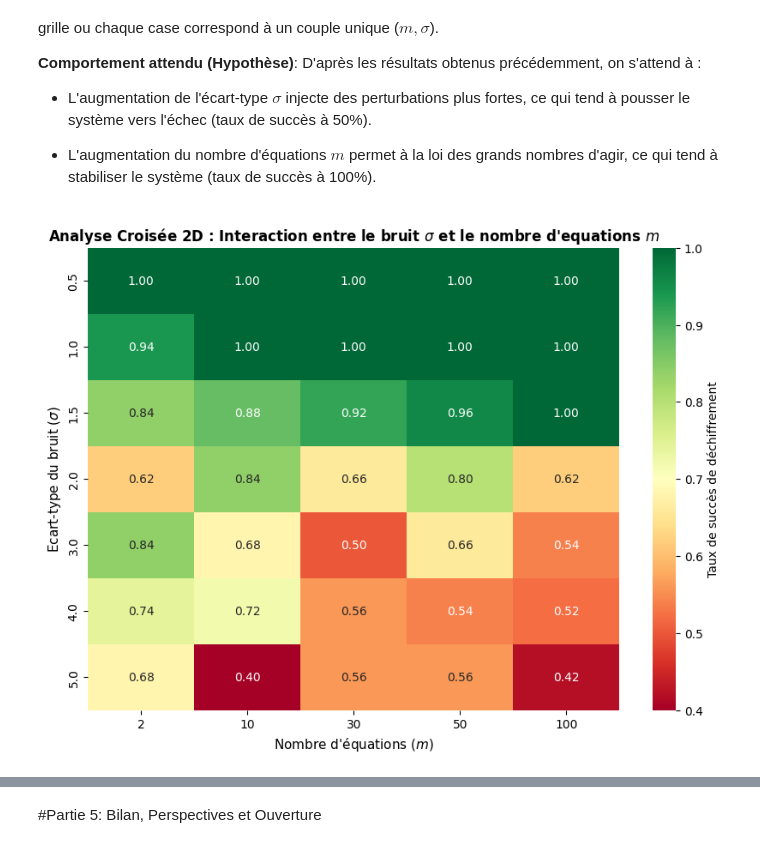
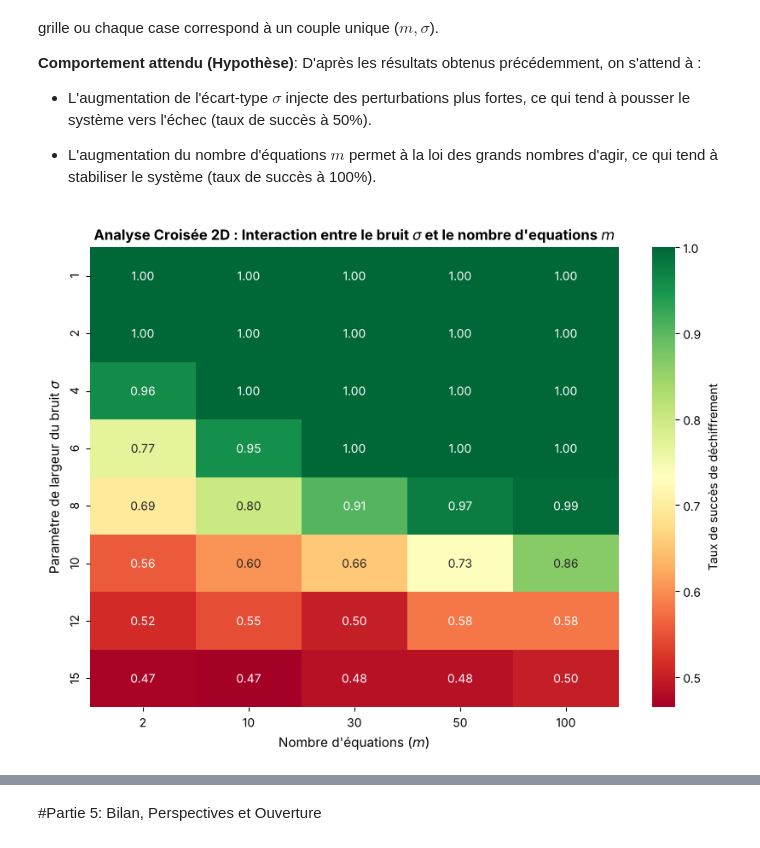
Before and after one commit to anisadje/learning-with-errors, a Jupyter notebook: LWE_FR.ipynb, the cells around one changed output, grey strips where cells are left out. Cells and saved outputs as stored; diff of their text form; code cells hidden in the pictures.

```diff
--- a/LWE_FR.ipynb
+++ b/LWE_FR.ipynb
@@ -312,3 +317,17 @@ def dechiffrer_LWE(b, A, s, q):
+# %%
+def dechiffrer_LWE(b, A, s, q):
+  v = (b - A @ s) % q
+
+  # Recentrage dans ]-q/2, q/2] : un bruit négatif (ex. -1 ≡ q-1) redevient proche de 0
+  v_centre = np.where(v > q // 2, v - q, v)
+
+  # Distance moyenne à 0 : petite si msg = 0, proche de q/2 si msg = 1
+  distance_moyenne = np.mean(np.abs(v_centre))
+
+  if distance_moyenne > q / 4:
+    return v_centre, 1
+  else:
+    return v_centre, 0
 # %% [markdown]
 ##2.5 Pourquoi ça fonctionne ? pivot vs calcul direct
 
@@ -421,12 +440,12 @@ Désormais, faisons une étude plus approfondie et plus précise de la valeur de
 
 C'est exactement ce qu'on appelle la **transition de phase**.
 # %%
-def etude_transition_phase(n, m, q, sigmas):
+def etude_transition_phase(n, m, q, sigmas, nb_essais=200):
   taux_tab = []
 
   for sigma in sigmas :
-    success = 0 #combien de fois sur 100 essais le déchiffrement correct
-    for i in range(100):
+    success = 0 #nombre de déchiffrements corrects sur nb_essais
+    for i in range(nb_essais):
       A = rng.integers(0, q, size=(m, n))
       s = rng.integers(0, q, size=n)
 
@@ -438,7 +457,7 @@ def etude_transition_phase(n, m, q, sigmas):
 
       if msg == m_dechiffre :
         success += 1
-    taux = (success/100)*100
+    taux = (success/nb_essais)*100
     taux_tab.append(taux)
   return taux_tab
 # %% [markdown]
@@ -493,18 +513,18 @@ Commençons par tester 3 valeurs de $m$, $m=2, m=10, m=100$ et de représenter g
 # %%
 n, q = 2, 11
 liste_m = [2, 10, 100]
-x = np.arange(0.5, 5.0, 0.2) #les valeurs de sigma
+x = np.arange(0.5, 20.0, 0.5) #les valeurs de sigma
 
 plt.figure(figsize=(8, 6))
 
 for m in liste_m:
   plt.plot(x, etude_transition_phase(n, m, q, x), label=f"$m={m}$")
 
-plt.axvline(x=1.2, color='red', linestyle='--', linewidth=2, label=r'Standard Kyber ($\sigma \approx 1.2$)')
+plt.axvline(x=2.5, color='red', linestyle='--', linewidth=2, label=r'Bruit type Kyber (écart-type $\approx 1$, soit $\sigma \approx 2{,}5$)')
 plt.axhline(y=50, color='black', label='Seuil du hasard (50%)')
 
 plt.legend()
-plt.xlabel(r"sigma ($\sigma$)")
+plt.xlabel(r"Paramètre de largeur du bruit $\sigma$")
 plt.ylabel(r"taux de succès (%)")
 plt.grid(True)
 plt.title("Représentation graphique de l'impact de la variation de m")
@@ -552,5 +563,5 @@ L'objectif est de déterminer à partir de quel seuil précis (valeur de $m$) la
 # %%
-sigma = 1.5
+sigma = 8.0
 n, q = 2, 11
 
 liste_m = np.arange(2, 250, 2)
@@ -560,7 +571,7 @@ taux_globaux_m = []
 for m in liste_m:
   success = 0
 
-  for i in range(100):
+  for i in range(200):
       A = rng.integers(0, q, size=(m, n))
       s = rng.integers(0, q, size=n)
 
@@ -572,7 +583,7 @@ for m in liste_m:
 
       if msg == m_dechiffre :
         success += 1
-  taux = (success/100)*100
+  taux = (success/200)*100
   taux_globaux_m.append(taux)
 
 plt.figure(figsize=(8, 6))
@@ -762,10 +768,10 @@ D'après les résultats obtenus précédemment, on s'attend à :
 import seaborn as sns
 # %%
 ms = [2, 10, 30, 50, 100]
-sigmas = [0.5, 1.0, 1.5, 2.0, 3.0, 4.0, 5.0]
+sigmas = [1, 2, 4, 6, 8, 10, 12, 15]
 
-n, q = 10, 101
-nb_tests = 50
+n, q = 10, 11
+nb_tests = 200
 
 #on crée une matrice de 0 avec les bonnes dimensions
 #les lignes = nb sigmas et colonnes = nb de m
@@ -780,37 +786,37 @@ for i, sigma in enumerate(sigmas):
     for a in range(nb_tests):
 
       #Mini simulation de LWE
-      msg = np.random.randint(0,2)
+      msg = rng.integers(0, 2)
       A = rng.integers(0, q, size=(m, n))
       s = rng.integers(0, q, size=n)
 
       b = chiffrer_LWE(msg, sigma, A, s, m, q)
 
       _, msg_trouve = dechiffrer_LWE(b, A, s, q)
 
       if msg_trouve == msg:
         succes +=1
     matrice[i, j] = succes /nb_tests
 
 #La Heatmap
 
 plt.figure(figsize=(10, 7))
 
 sns.heatmap(
     matrice,
     annot = True,
     fmt=".2f",
     cmap="RdYlGn", #rouge vers le jaune vers le vert
     xticklabels=ms,
     yticklabels=sigmas,
     cbar_kws={'label': 'Taux de succès de déchiffrement'}
 )
 
 plt.title(r"Analyse Croisée 2D : Interaction entre le bruit $\sigma$ et le nombre d'equations $m$", fontsize=12, fontweight="bold")
 plt.xlabel(r"Nombre d'équations ($m$)", fontsize=11)
-plt.ylabel(r"Ecart-type du bruit ($\sigma$)", fontsize=11)
+plt.ylabel(r"Paramètre de largeur du bruit $\sigma$", fontsize=11)
 
 plt.grid(False)
 plt.show()
 # %% [output]
-[figure, old version]
+[figure, new version]
```
Also changed, not shown: parts of 36 cells of this notebook.
